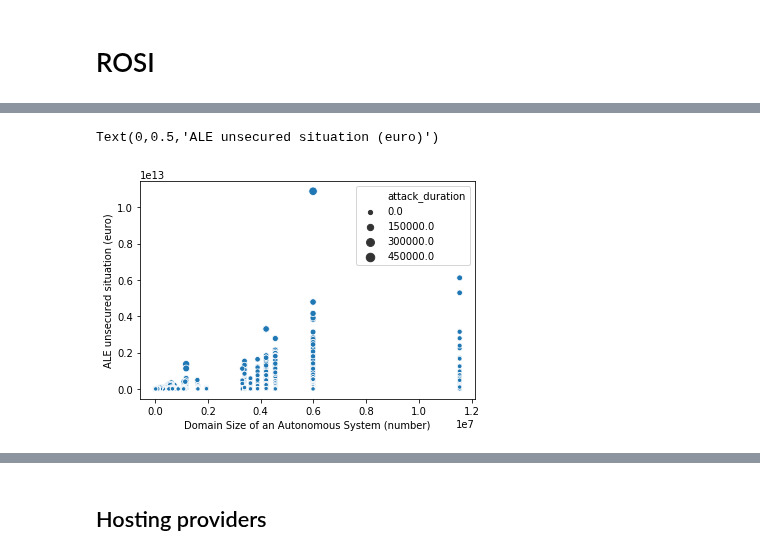
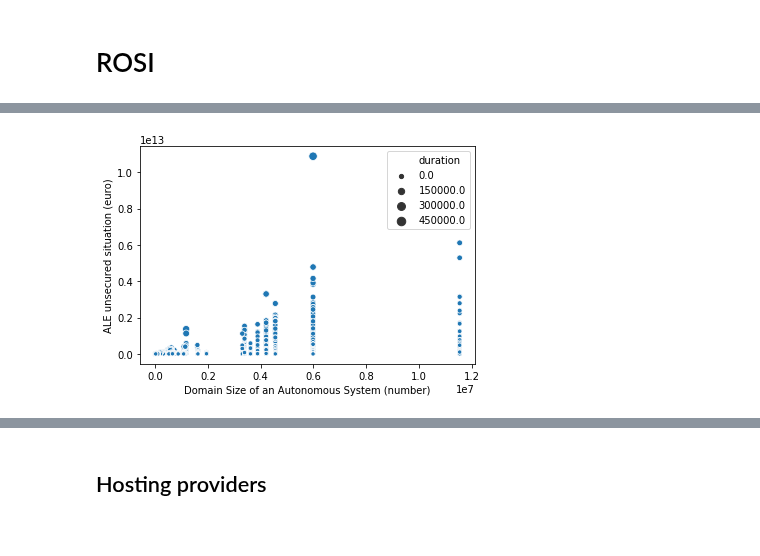
Before and after one commit to WKSu/WM0824TU-economics-of-cybersecurity-DDoS, a Jupyter notebook: block3-SecurityInvestments/securityInvestments.ipynb, the cells around one changed output, grey strips where cells are left out. Cells and saved outputs as stored; diff of their text form; code cells hidden in the pictures.

Commit message:
Small update on ROSI

```diff
--- a/block3-SecurityInvestments/securityInvestments.ipynb
+++ b/block3-SecurityInvestments/securityInvestments.ipynb
@@ -123,2 +108,4 @@ See the caveats in the documentation: http://pandas.pydata.org/pandas-docs/stabl
+# %%
+dfROSI = dfASesHosting.copy()
 # %%
-dfASesHosting["costs_org_domain_per_second"] = dfASesHosting["as_domainsize_seen"] * 29.15
+dfROSI.loc[:, "costs_org_domain_per_second"] = dfROSI["as_domainsize_seen"] * 29.15
@@ -155 +112,6 @@ See the caveats in the documentation: http://pandas.pydata.org/pandas-docs/stabl
+# %%
+dfROSI.loc[:, "total_costs_attack"] = dfROSI.duration * dfROSI.costs_org_domain_per_second
+# %%
+dfROSI.loc[:, "risk_height"] = 0.17 * dfROSI.total_costs_attack
+dfROSI.loc[:, "maximum_investment"] = 0.01 * dfROSI.total_costs_attack
 # %%
@@ -164,11 +136,10 @@ df_mean_attacks[df_mean_attacks.index.isin(["AMAZON"])]
 # %%
-ax = sns.scatterplot(x="as_domainsize_seen", y="risk_height", size = "attack_duration", data=dfASesHosting)
+ax = sns.scatterplot(x="as_domainsize_seen", y="risk_height", size="duration", data=dfROSI)
 ax.set_xlabel("Domain Size of an Autonomous System (number)")
 ax.set_ylabel("ALE unsecured situation (euro)")
 plt.show()
 # %% [output]
-Text(0,0.5,'ALE unsecured situation (euro)')
-[figure, old version]
+[figure, new version]
 # %%
 def secondLevelDomainName(raw_hostname):
     '''get second-level domain name'''
```
Also changed, not shown: parts of 17 cells of this notebook.
